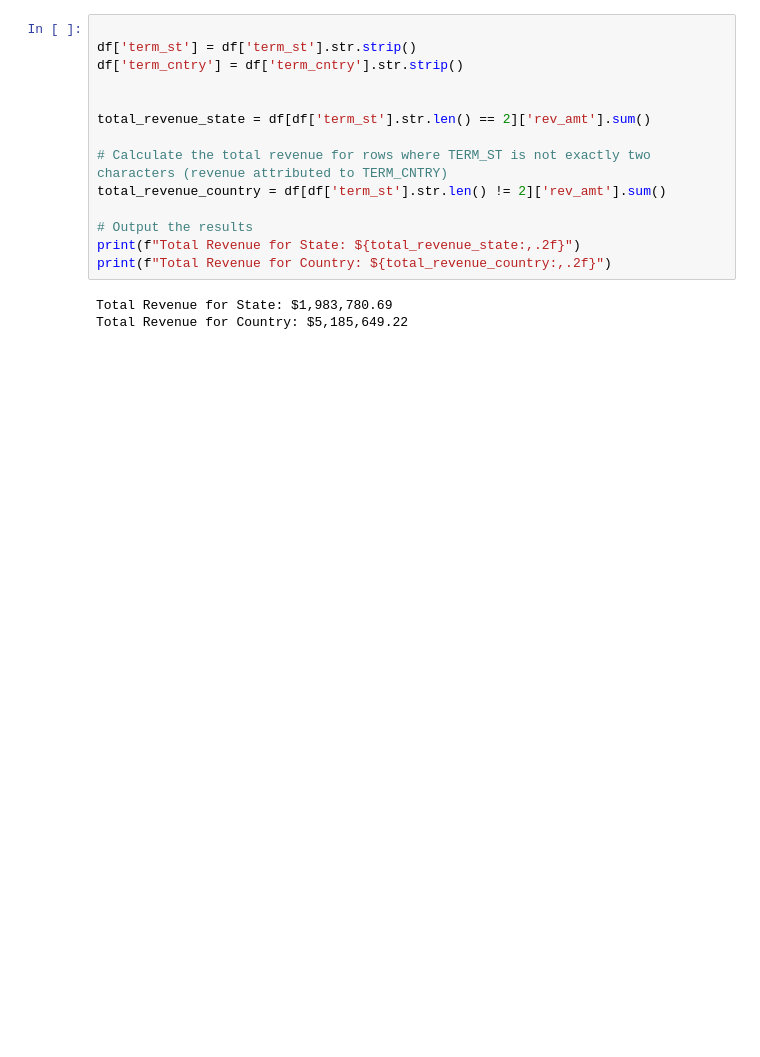
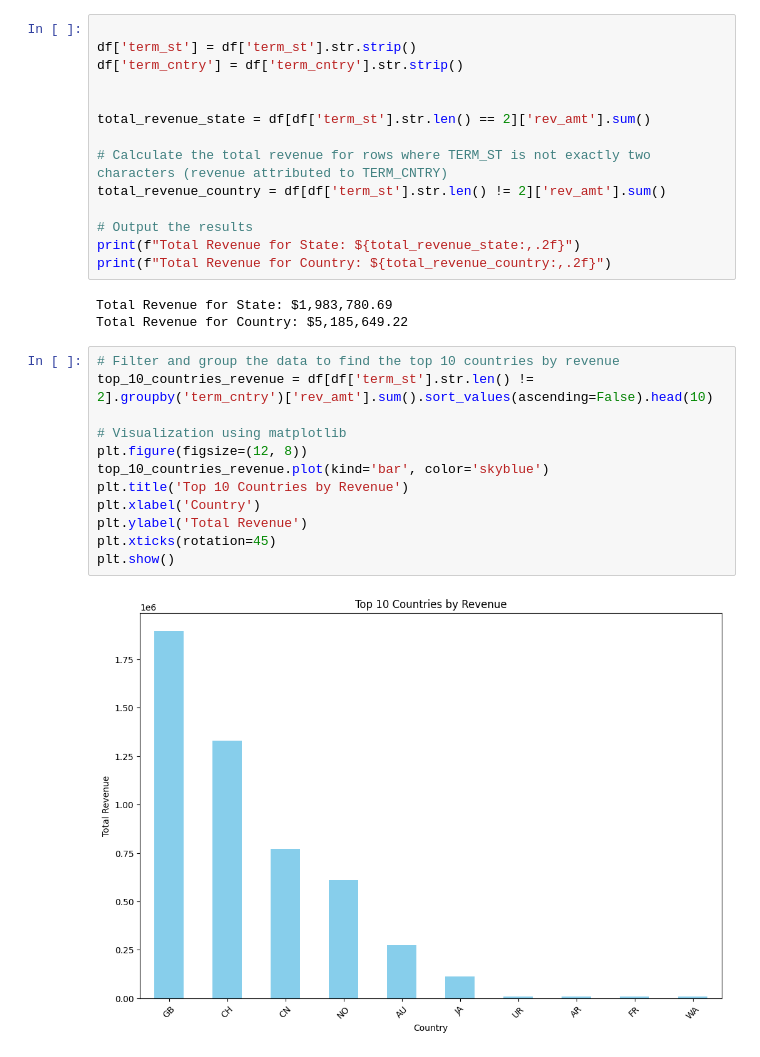
Before and after one commit to BaoNgocPham/final_project, a Jupyter notebook: Data analysis.ipynb, the cells around one changed output. Cells and saved outputs as stored; diff of their text form; blank space fills up the shorter version.

```diff
--- a/Data analysis.ipynb
+++ b/Data analysis.ipynb
@@ -39,3 +40,17 @@ print(f"Total Revenue for Country: ${total_revenue_country:,.2f}")
 # %% [output]
 Total Revenue for State: $1,983,780.69
 Total Revenue for Country: $5,185,649.22
+# %%
+# Filter and group the data to find the top 10 countries by revenue
+top_10_countries_revenue = df[df['term_st'].str.len() != 2].groupby('term_cntry')['rev_amt'].sum().sort_values(ascending=False).head(10)
+
+# Visualization using matplotlib
+plt.figure(figsize=(12, 8))
+top_10_countries_revenue.plot(kind='bar', color='skyblue')
+plt.title('Top 10 Countries by Revenue')
+plt.xlabel('Country')
+plt.ylabel('Total Revenue')
+plt.xticks(rotation=45)
+plt.show()
+# %% [output]
+[figure, added]
```
Also changed, not shown: parts of 5 cells of this notebook.
